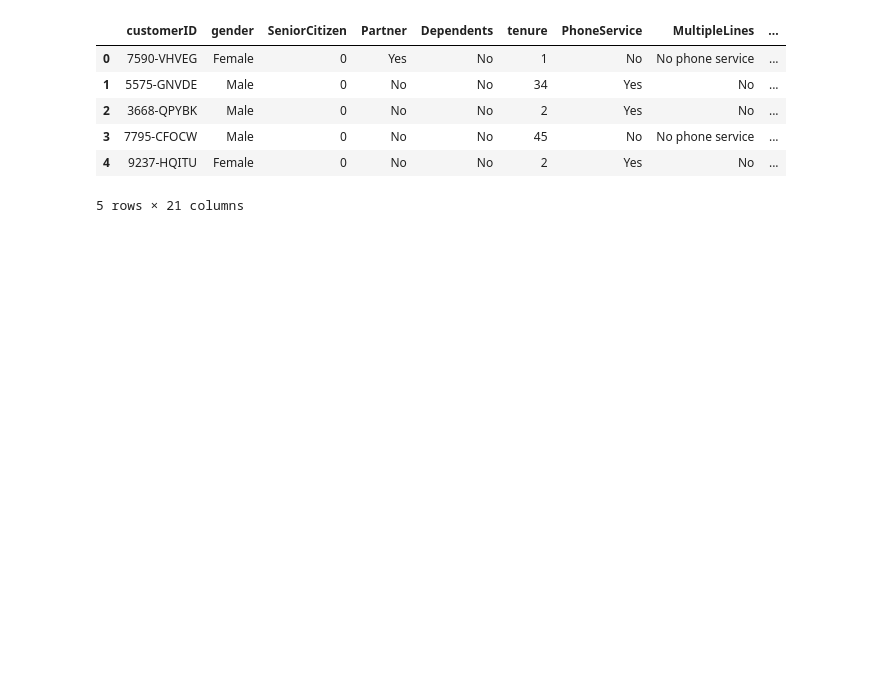
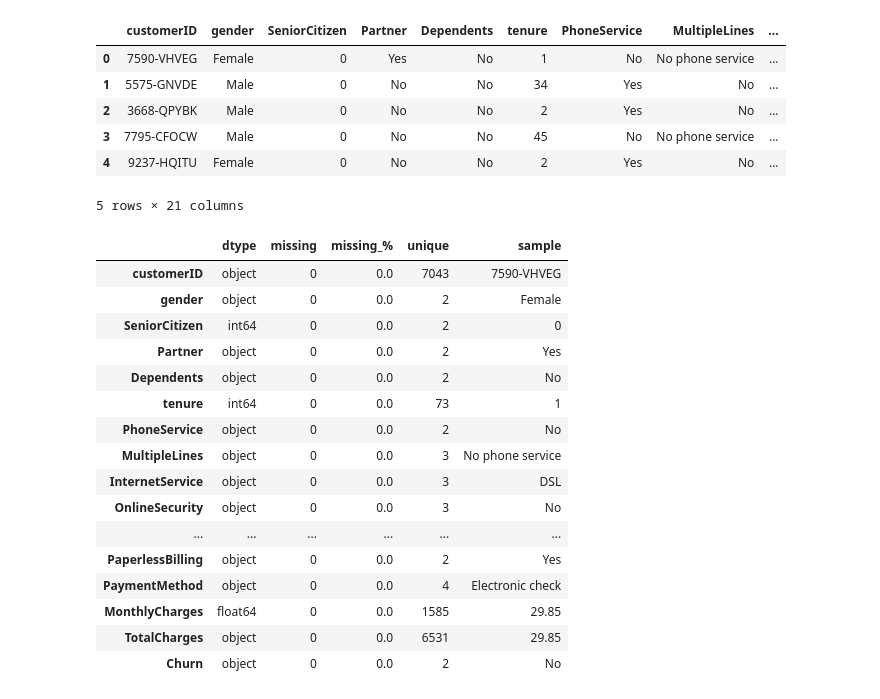
Before and after one commit to Bapt1st3/Telco_Customer_Prediction, a Jupyter notebook: data_prep.ipynb, the cells around one changed output. Saved outputs shown, nothing was run; the diff lists cells and outputs as text; code cells hidden in the pictures; blank space fills up the shorter version.

```diff
--- a/data_prep.ipynb
+++ b/data_prep.ipynb
@@ -14,3 +14,33 @@ df.head()
 | 3 | 7795-CFOCW | Male | 0 | No | No | 45 | No | No phone service | ... |
 | 4 | 9237-HQITU | Female | 0 | No | No | 2 | Yes | No | ... |
 5 rows × 21 columns
+# %%
+def audit(df):
+    return pd.DataFrame({
+        "dtype": df.dtypes,
+        "missing": df.isna().sum(),
+        "missing_%": (df.isna().mean() * 100).round(2),
+        "unique": df.nunique(),
+        "sample": df.iloc[0]
+    })
+
+
+audit(df)
+# %% [output]
+|  | dtype | missing | missing_% | unique | sample |
+| customerID | object | 0 | 0.0 | 7043 | 7590-VHVEG |
+| gender | object | 0 | 0.0 | 2 | Female |
+| SeniorCitizen | int64 | 0 | 0.0 | 2 | 0 |
+| Partner | object | 0 | 0.0 | 2 | Yes |
+| Dependents | object | 0 | 0.0 | 2 | No |
+| tenure | int64 | 0 | 0.0 | 73 | 1 |
+| PhoneService | object | 0 | 0.0 | 2 | No |
+| MultipleLines | object | 0 | 0.0 | 3 | No phone service |
+| InternetService | object | 0 | 0.0 | 3 | DSL |
+| OnlineSecurity | object | 0 | 0.0 | 3 | No |
+| ... | ... | ... | ... | ... | ... |
+| PaperlessBilling | object | 0 | 0.0 | 2 | Yes |
+| PaymentMethod | object | 0 | 0.0 | 4 | Electronic check |
+| MonthlyCharges | float64 | 0 | 0.0 | 1585 | 29.85 |
+| TotalCharges | object | 0 | 0.0 | 6531 | 29.85 |
+| Churn | object | 0 | 0.0 | 2 | No |
```
Also changed, not shown: parts of 3 cells of this notebook, 2 other files.
